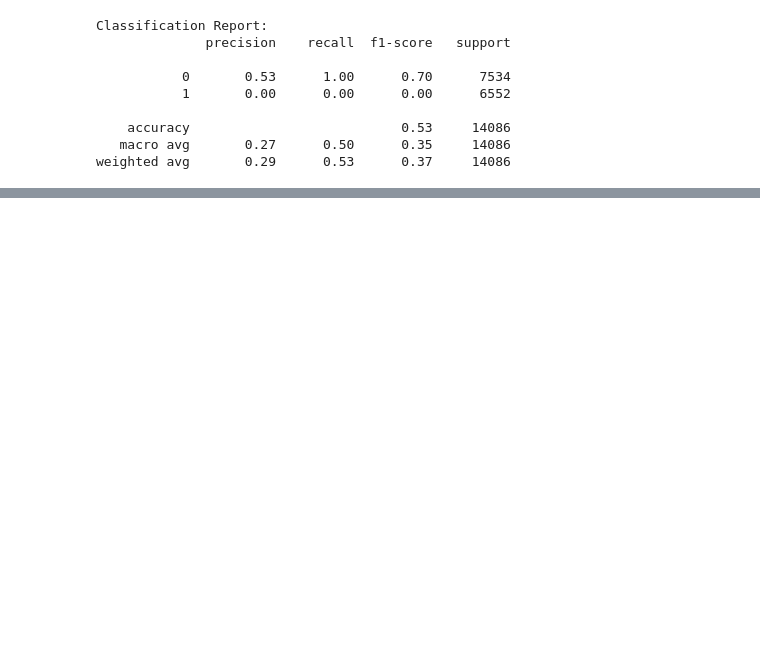
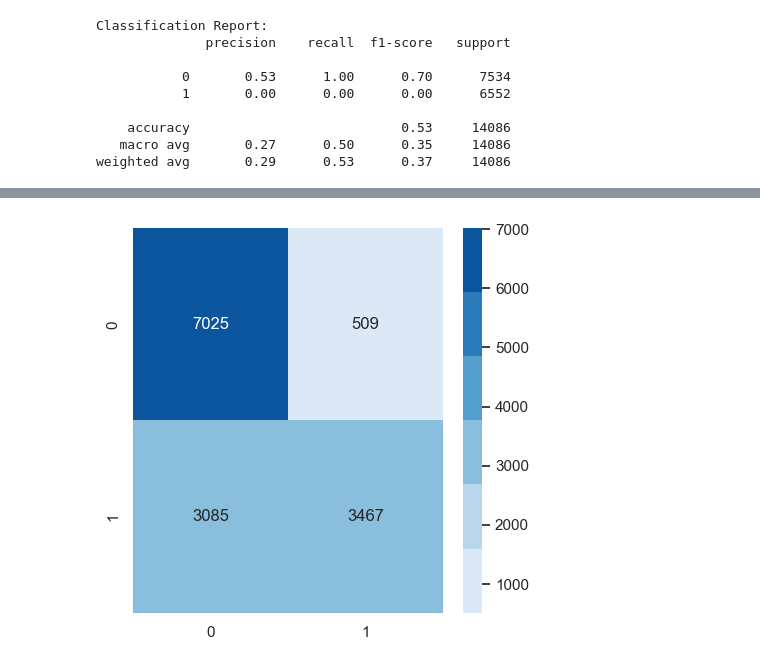
Before and after one commit to kanevundi/Tanzania-Wells-Prediction-Project, a Jupyter notebook: Modeling.ipynb, the cells around one changed output, grey strips where cells are left out. Drawn from its saved outputs; the diff is of its cells as text; code cells hidden in the pictures; blank space fills up the shorter version.

```diff
--- a/Modeling.ipynb
+++ b/Modeling.ipynb
@@ -281,0 +367,30 @@ Pipeline(steps=[('scaler', StandardScaler()),
+# %%
+# Define the parameter grid for GridSearchCV
+param_grid_rf = {
+    'rf__n_estimators': [100, 200, 300],
+    'rf__max_depth': [7, 8],
+    'rf__max_features': [7, 8],
+    'rf__min_samples_leaf': [1, 2],
+    'rf__min_samples_split': [2, 3],
+    'rf__criterion': ['gini', 'entropy'],
+    'rf__bootstrap': [True, False],
+    'rf__random_state': [42]
+}
+
+# Create the GridSearchCV object
+gridsearch_rf = GridSearchCV(estimator=rf, param_grid=param_grid_rf, cv=5, verbose=2, n_jobs=-1)
+
+# Fit the GridSearchCV on the training data
+gridsearch_rf.fit(X_train, y_train)
+
+# Get the best parameters
+best_params_rf = gridsearch_rf.best_params_
+
+print("Best Parameters:", best_params_rf)
+
+# Make predictions on the test data using the trained pipeline
+y_pred_gridsearchrf = gridsearch_rf.predict(X_test)
+
+# Generate and print the classification report
+print("Classification Report:")
+print(classification_report(y_test, y_pred_gridsearchrf))
@@ -281,0 +409,6 @@ Pipeline(steps=[('scaler', StandardScaler()),
+# %%
+# plot the confusion matrix
+plt.figure(figsize=(5,5))
+sns.heatmap(confusion_matrix(y_test, y_pred_gridsearchrf), annot=True, fmt='g', cmap=color_palette);
+# %% [output]
+[figure, added]
```
Also changed, not shown: parts of 48 cells of this notebook, 2 other files.
